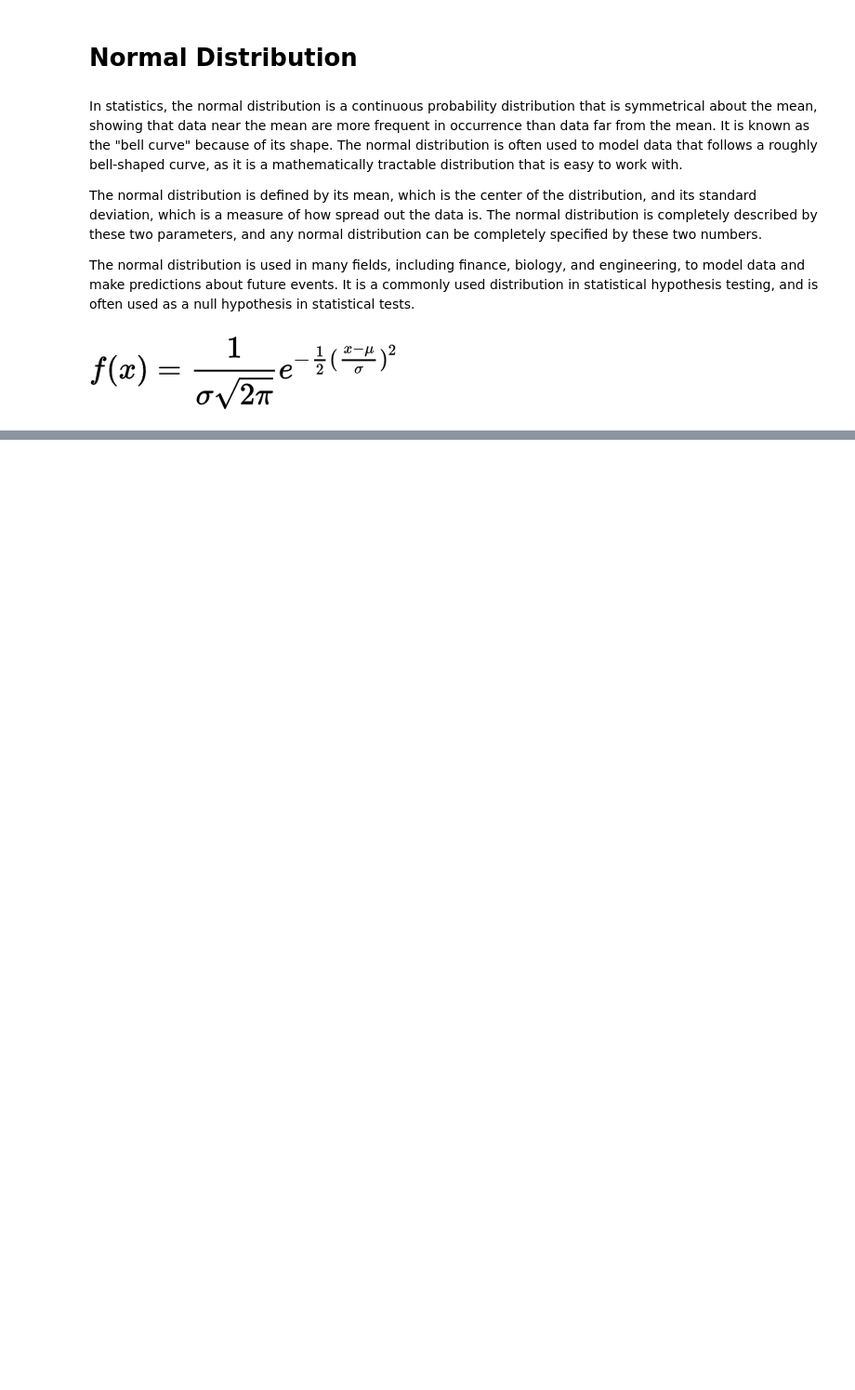
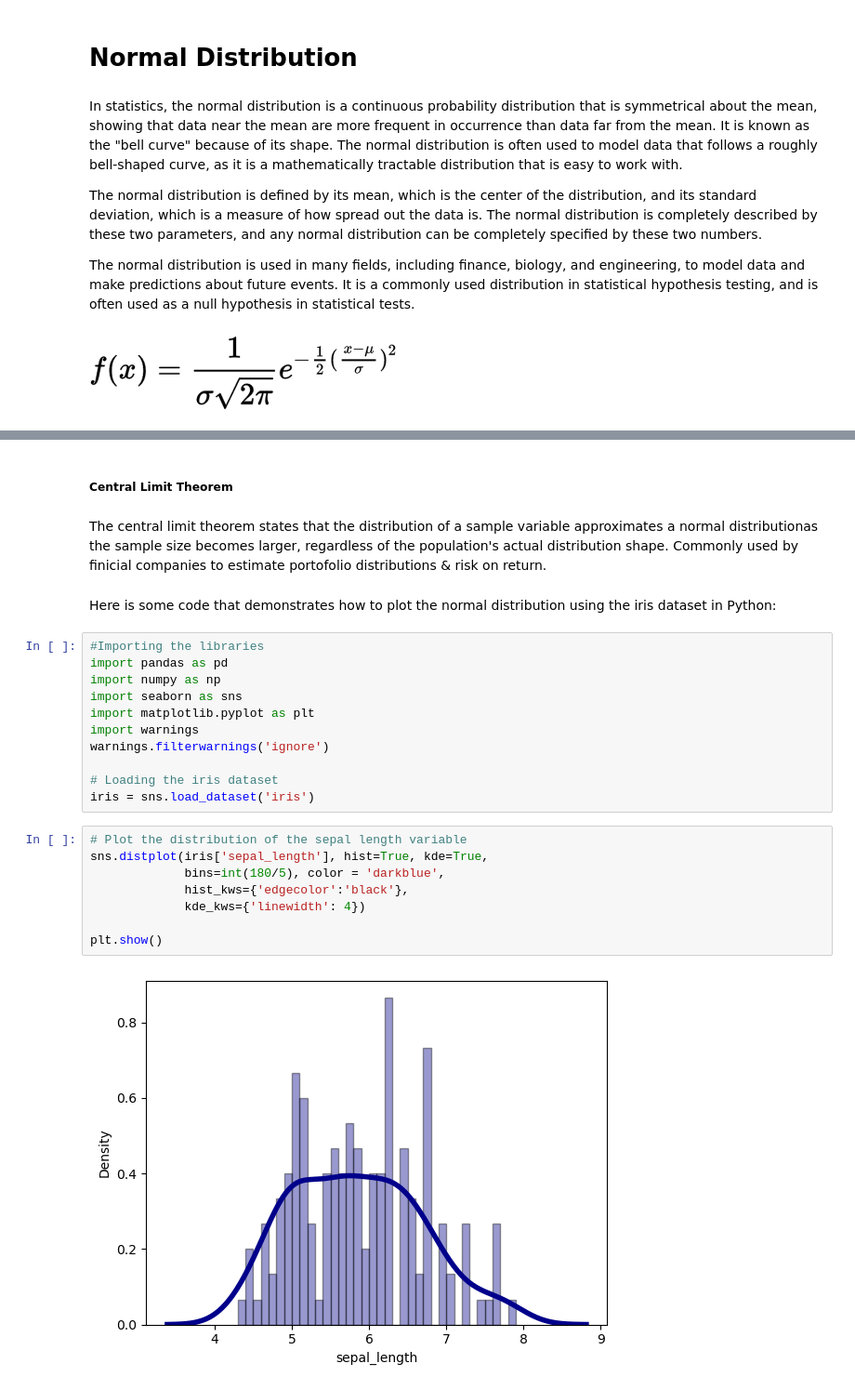
Before and after one commit to RyanMch97/FDA-Assement, a Jupyter notebook: BinomialProject.ipynb, the cells around one changed output, grey strips where cells are left out. Shown: that part at 93% size. Saved outputs shown, nothing was run; the diff lists cells and outputs as text; blank space fills up the shorter version.

Commit message:
Research added & first graph

```diff
--- a/BinomialProject.ipynb
+++ b/BinomialProject.ipynb
@@ -15,0 +36,28 @@ Key Features of Normal Distributions
+# %% [markdown]
+##### Central Limit Theorem
+# %% [markdown]
+The central limit theorem states that the distribution of a sample variable approximates a normal distributionas the sample size becomes larger, regardless of the population's actual distribution shape.
+Commonly used by finicial companies to estimate portofolio distributions & risk on return.
+# %% [markdown]
+Here is some code that demonstrates how to plot the normal distribution using the iris dataset in Python:
+# %%
+#Importing the libraries
+import pandas as pd
+import numpy as np
+import seaborn as sns
+import matplotlib.pyplot as plt
+import warnings
+warnings.filterwarnings('ignore')
+
+# Loading the iris dataset
+iris = sns.load_dataset('iris')
+# %%
+# Plot the distribution of the sepal length variable
+sns.distplot(iris['sepal_length'], hist=True, kde=True,
+             bins=int(180/5), color = 'darkblue',
+             hist_kws={'edgecolor':'black'},
+             kde_kws={'linewidth': 4})
+
+plt.show()
+# %% [output]
+[figure, added]
```
Also changed, not shown: parts of 9 cells of this notebook.
